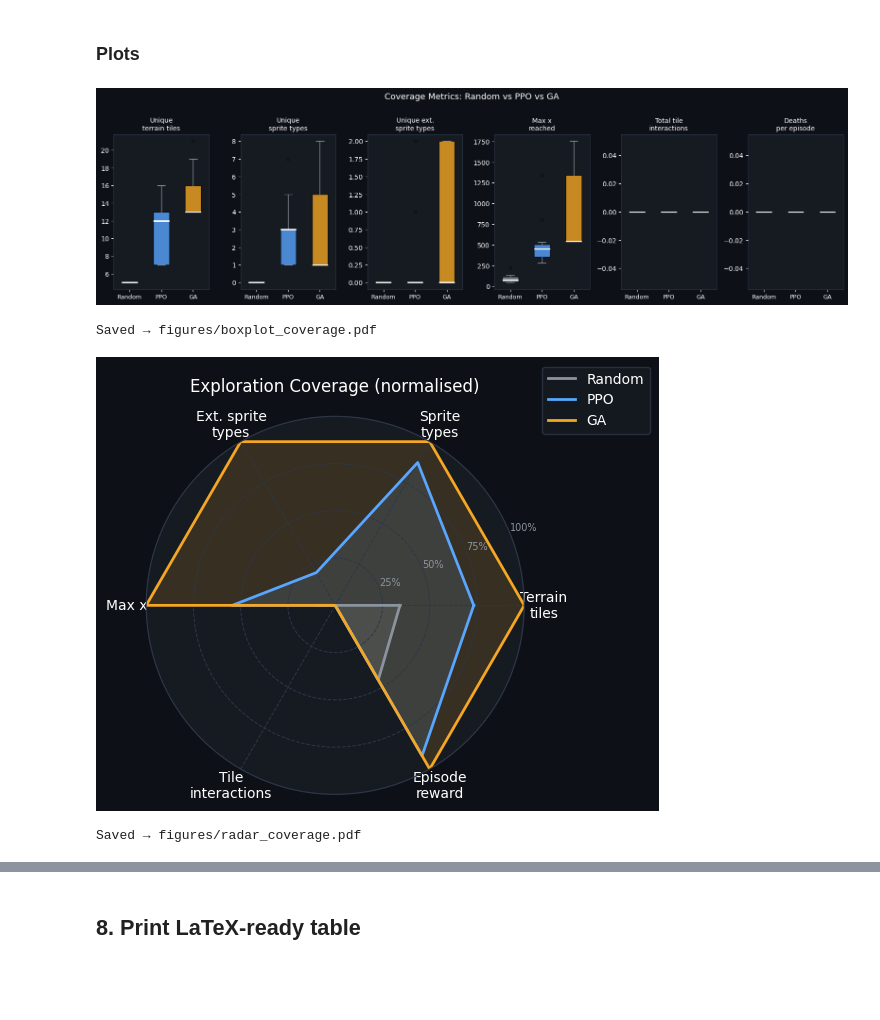
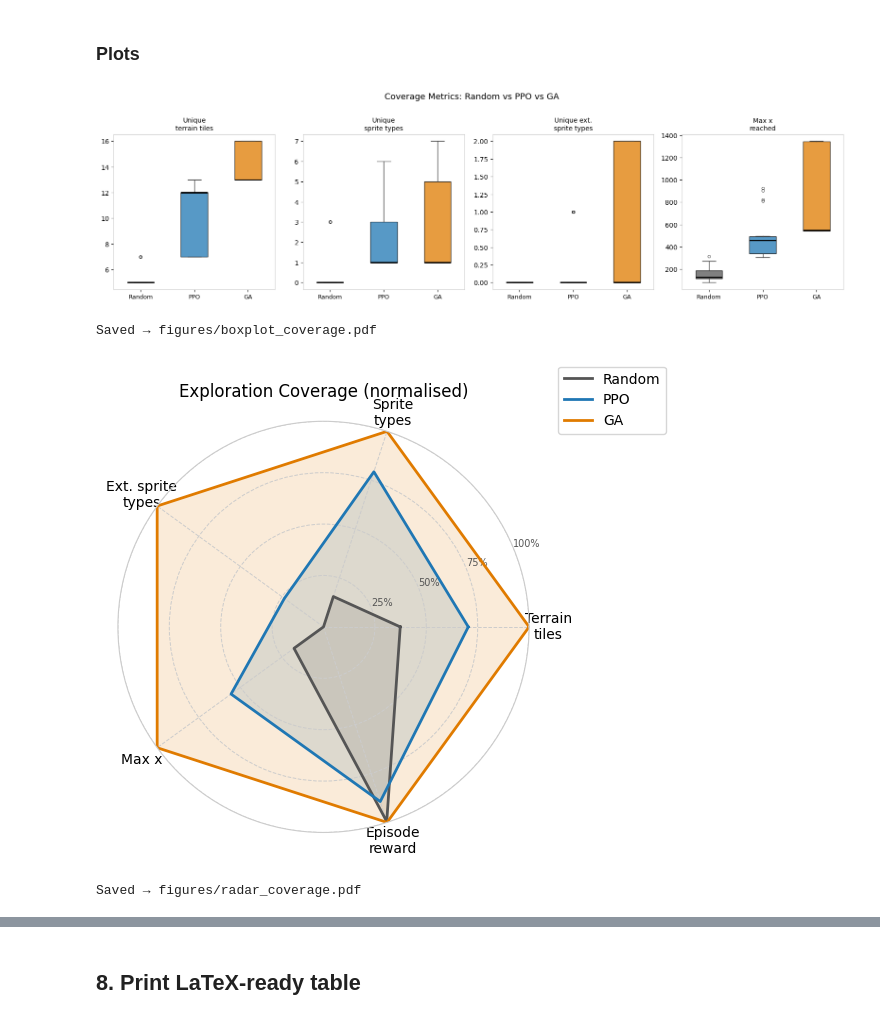
Before and after one commit to HenriqueSchmitz/mario-the-explorer, a Jupyter notebook: notebooks/29 - Metrics Evaluation.ipynb, the cells around one changed output, grey strips where cells are left out. Cells and saved outputs as stored; diff of their text form; code cells hidden in the pictures; blank space fills up the shorter version.

```diff
--- a/notebooks/29 - Metrics Evaluation.ipynb
+++ b/notebooks/29 - Metrics Evaluation.ipynb
@@ -544,103 +544,104 @@ def vals(results, key):
     return np.array([r[key] for r in results])
 # %%
 # ── Figure 1: Box plots of coverage metrics (3 agents) ──────────────────────
-
 fig_metrics = [
     ('unique_terrain_tiles',    'Unique\nterrain tiles'),
     ('unique_sprite_types',     'Unique\nsprite types'),
     ('unique_ext_sprite_types', 'Unique ext.\nsprite types'),
     ('max_x',                   'Max x\nreached'),
-    ('tile_interactions',       'Total tile\ninteractions'),
-    ('deaths',                  'Deaths\nper episode'),
 ]
 
+COLORS = {
+    'Random': '#555555',
+    'PPO':    '#1f77b4',
+    'GA':     '#e07b00',
+}
+
 fig, axes = plt.subplots(1, len(fig_metrics), figsize=(16, 4.5))
-fig.patch.set_facecolor('#0D1117')
+fig.patch.set_facecolor('white')
 
 for ax, (key, label) in zip(axes, fig_metrics):
-    ax.set_facecolor('#161B22')
+    ax.set_facecolor('white')
     data = [vals(res, key) for _, res in agents]
     bp = ax.boxplot(
         data,
         patch_artist=True,
         widths=0.5,
-        medianprops=dict(color='white', linewidth=2),
-        whiskerprops=dict(color='#8B949E'),
-        capprops=dict(color='#8B949E'),
-        flierprops=dict(marker='o', color='#8B949E', markersize=4, alpha=0.5),
+        medianprops=dict(color='black', linewidth=2),
+        whiskerprops=dict(color='#444444'),
+        capprops=dict(color='#444444'),
+        flierprops=dict(marker='o', color='#444444', markersize=4, alpha=0.5),
     )
     for patch, (name, _) in zip(bp['boxes'], agents):
         patch.set_facecolor(COLORS[name])
-        patch.set_alpha(0.8)
+        patch.set_alpha(0.75)
     ax.set_xticks([1, 2, 3])
-    ax.set_xticklabels([n for n, _ in agents], color='white', fontsize=9)
-    ax.set_title(label, color='white', fontsize=10, pad=6)
-    ax.tick_params(colors='white')
+    ax.set_xticklabels([n for n, _ in agents], color='black', fontsize=9)
+    ax.set_title(label, color='black', fontsize=10, pad=6)
+    ax.tick_params(colors='black')
     for spine in ax.spines.values():
-        spine.set_edgecolor('#2D3748')
+        spine.set_edgecolor('#cccccc')
 
-fig.suptitle('Coverage Metrics: Random vs PPO vs GA', color='white', fontsize=13, y=1.01)
+fig.suptitle('Coverage Metrics: Random vs PPO vs GA', color='black', fontsize=13, y=1.01)
 plt.tight_layout()
-plt.savefig('./figures/boxplot_coverage.pdf', bbox_inches='tight', facecolor=fig.get_facecolor())
-plt.savefig('./figures/boxplot_coverage.png', bbox_inches='tight', dpi=150, facecolor=fig.get_facecolor())
+plt.savefig('./figures/boxplot_coverage.pdf', bbox_inches='tight', facecolor='white')
+plt.savefig('./figures/boxplot_coverage.png', bbox_inches='tight', dpi=150, facecolor='white')
 plt.show()
 print('Saved → figures/boxplot_coverage.pdf')
 # %% [output]
-[figure, old version]
+[figure, new version]
 Saved → figures/boxplot_coverage.pdf
 # %%
 # ── Figure 2: Radar / spider chart (3 agents) ───────────────────────────────
-
 radar_metrics = [
     ('unique_terrain_tiles',    'Terrain\ntiles'),
     ('unique_sprite_types',     'Sprite\ntypes'),
     ('unique_ext_sprite_types', 'Ext. sprite\ntypes'),
     ('max_x',                   'Max x'),
-    ('tile_interactions',       'Tile\ninteractions'),
     ('episode_reward',          'Episode\nreward'),
 ]
 
 means = {name: [np.mean(vals(res, k)) for k, _ in radar_metrics] for name, res in agents}
 all_means = np.array(list(means.values()))
 max_vals = all_means.max(axis=0)
 max_vals[max_vals == 0] = 1
 norm = {name: (np.array(m) / max_vals).tolist() for name, m in means.items()}
 
 N = len(radar_metrics)
 angles = [n / float(N) * 2 * math.pi for n in range(N)]
 angles += angles[:1]
 
 fig, ax = plt.subplots(figsize=(6, 6), subplot_kw=dict(polar=True))
-fig.patch.set_facecolor('#0D1117')
-ax.set_facecolor('#161B22')
+fig.patch.set_facecolor('white')
+ax.set_facecolor('white')
 
 for name, nvals in norm.items():
     values = nvals + nvals[:1]
     ax.plot(angles, values, color=COLORS[name], linewidth=2, label=name)
     ax.fill(angles, values, color=COLORS[name], alpha=0.15)
 
 ax.set_thetagrids(
     [a * 180 / math.pi for a in angles[:-1]],
     [label for _, label in radar_metrics],
-    color='white', fontsize=10
+    color='black', fontsize=10
 )
 ax.set_ylim(0, 1)
 ax.set_yticks([0.25, 0.5, 0.75, 1.0])
-ax.set_yticklabels(['25%', '50%', '75%', '100%'], color='#8B949E', fontsize=7)
-ax.grid(color='#2D3748', linestyle='--', linewidth=0.7)
-ax.spines['polar'].set_color('#2D3748')
+ax.set_yticklabels(['25%', '50%', '75%', '100%'], color='#555555', fontsize=7)
+ax.grid(color='#cccccc', linestyle='--', linewidth=0.7)
+ax.spines['polar'].set_color('#cccccc')
 ax.legend(loc='upper right', bbox_to_anchor=(1.35, 1.15),
-          facecolor='#161B22', edgecolor='#2D3748',
-          labelcolor='white', fontsize=10)
-ax.set_title('Exploration Coverage (normalised)', color='white', pad=18, fontsize=12)
+          facecolor='white', edgecolor='#cccccc',
+          labelcolor='black', fontsize=10)
+ax.set_title('Exploration Coverage (normalised)', color='black', pad=18, fontsize=12)
 
 plt.tight_layout()
-plt.savefig('./figures/radar_coverage.pdf', bbox_inches='tight', facecolor=fig.get_facecolor())
-plt.savefig('./figures/radar_coverage.png', bbox_inches='tight', dpi=150, facecolor=fig.get_facecolor())
+plt.savefig('./figures/radar_coverage.pdf', bbox_inches='tight', facecolor='white')
+plt.savefig('./figures/radar_coverage.png', bbox_inches='tight', dpi=150, facecolor='white')
 plt.show()
 print('Saved → figures/radar_coverage.pdf')
 # %% [output]
-[figure, old version]
+[figure, new version]
 Saved → figures/radar_coverage.pdf
 # %%
 # ── Figure 3: Action frequency histogram — PPO and GA vs uniform random ────
```
Also changed, not shown: parts of 11 cells of this notebook.
